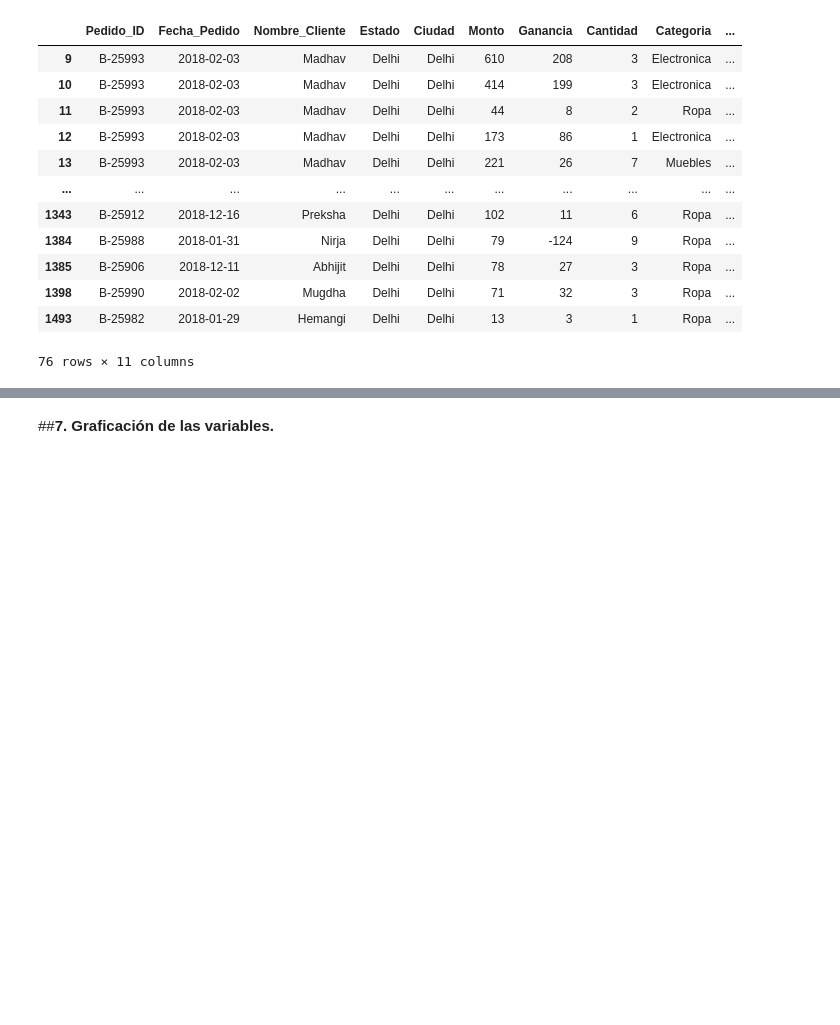
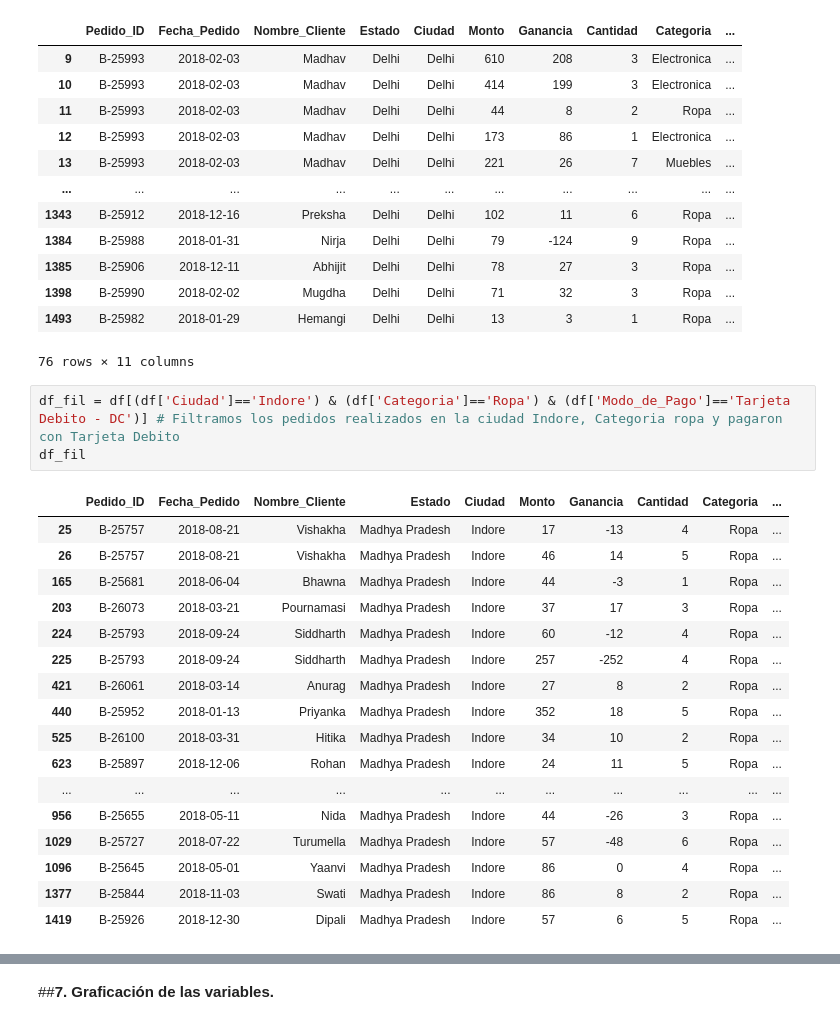
Before and after one commit to piothi/EAN, a Jupyter notebook: Encuentro_Final.ipynb, the cells around one changed output, grey strips where cells are left out. Drawn from its saved outputs; the diff is of its cells as text; blank space fills up the shorter version.

```diff
--- a/Encuentro_Final.ipynb
+++ b/Encuentro_Final.ipynb
@@ -348,3 +358,24 @@ df_filtro # Mostramos el DataFrame Filtrado.
 | 1398 | B-25990 | 2018-02-02 | Mugdha | Delhi | Delhi | 71 | 32 | 3 | Ropa | ... |
 | 1493 | B-25982 | 2018-01-29 | Hemangi | Delhi | Delhi | 13 | 3 | 1 | Ropa | ... |
 76 rows × 11 columns
+# %%
+df_fil = df[(df['Ciudad']=='Indore') & (df['Categoria']=='Ropa') & (df['Modo_de_Pago']=='Tarjeta Debito - DC')] # Filtramos los pedidos realizados en la ciudad Indore, Categoria ropa y pagaron con Tarjeta Debito
+df_fil
+# %% [output]
+|  | Pedido_ID | Fecha_Pedido | Nombre_Cliente | Estado | Ciudad | Monto | Ganancia | Cantidad | Categoria | ... |
+| 25 | B-25757 | 2018-08-21 | Vishakha | Madhya Pradesh | Indore | 17 | -13 | 4 | Ropa | ... |
+| 26 | B-25757 | 2018-08-21 | Vishakha | Madhya Pradesh | Indore | 46 | 14 | 5 | Ropa | ... |
+| 165 | B-25681 | 2018-06-04 | Bhawna | Madhya Pradesh | Indore | 44 | -3 | 1 | Ropa | ... |
+| 203 | B-26073 | 2018-03-21 | Pournamasi | Madhya Pradesh | Indore | 37 | 17 | 3 | Ropa | ... |
+| 224 | B-25793 | 2018-09-24 | Siddharth | Madhya Pradesh | Indore | 60 | -12 | 4 | Ropa | ... |
+| 225 | B-25793 | 2018-09-24 | Siddharth | Madhya Pradesh | Indore | 257 | -252 | 4 | Ropa | ... |
+| 421 | B-26061 | 2018-03-14 | Anurag | Madhya Pradesh | Indore | 27 | 8 | 2 | Ropa | ... |
+| 440 | B-25952 | 2018-01-13 | Priyanka | Madhya Pradesh | Indore | 352 | 18 | 5 | Ropa | ... |
+| 525 | B-26100 | 2018-03-31 | Hitika | Madhya Pradesh | Indore | 34 | 10 | 2 | Ropa | ... |
+| 623 | B-25897 | 2018-12-06 | Rohan | Madhya Pradesh | Indore | 24 | 11 | 5 | Ropa | ... |
+| ... | ... | ... | ... | ... | ... | ... | ... | ... | ... | ... |
+| 956 | B-25655 | 2018-05-11 | Nida | Madhya Pradesh | Indore | 44 | -26 | 3 | Ropa | ... |
+| 1029 | B-25727 | 2018-07-22 | Turumella | Madhya Pradesh | Indore | 57 | -48 | 6 | Ropa | ... |
+| 1096 | B-25645 | 2018-05-01 | Yaanvi | Madhya Pradesh | Indore | 86 | 0 | 4 | Ropa | ... |
+| 1377 | B-25844 | 2018-11-03 | Swati | Madhya Pradesh | Indore | 86 | 8 | 2 | Ropa | ... |
+| 1419 | B-25926 | 2018-12-30 | Dipali | Madhya Pradesh | Indore | 57 | 6 | 5 | Ropa | ... |
```
Also changed, not shown: parts of 6 cells of this notebook.
